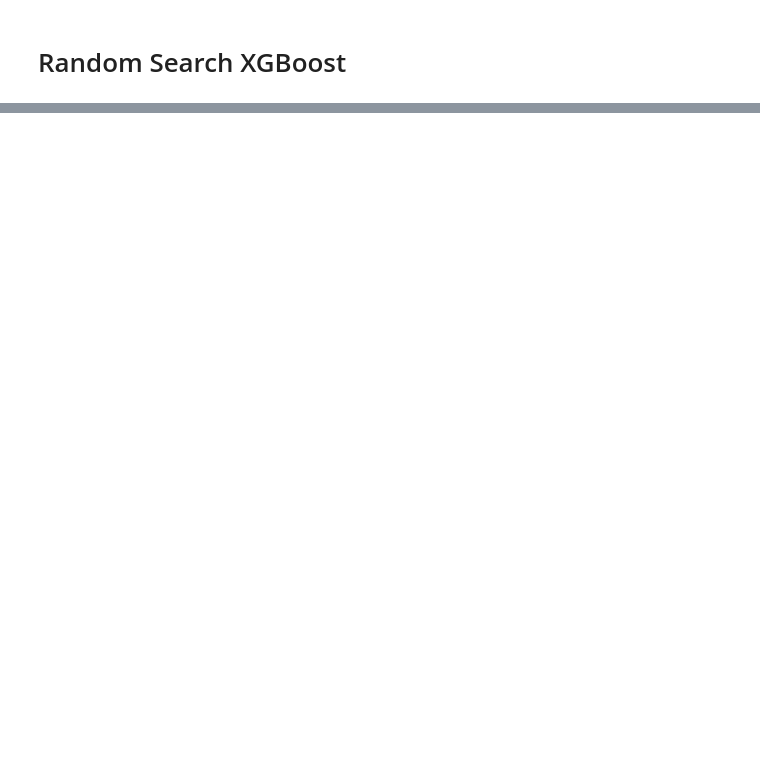
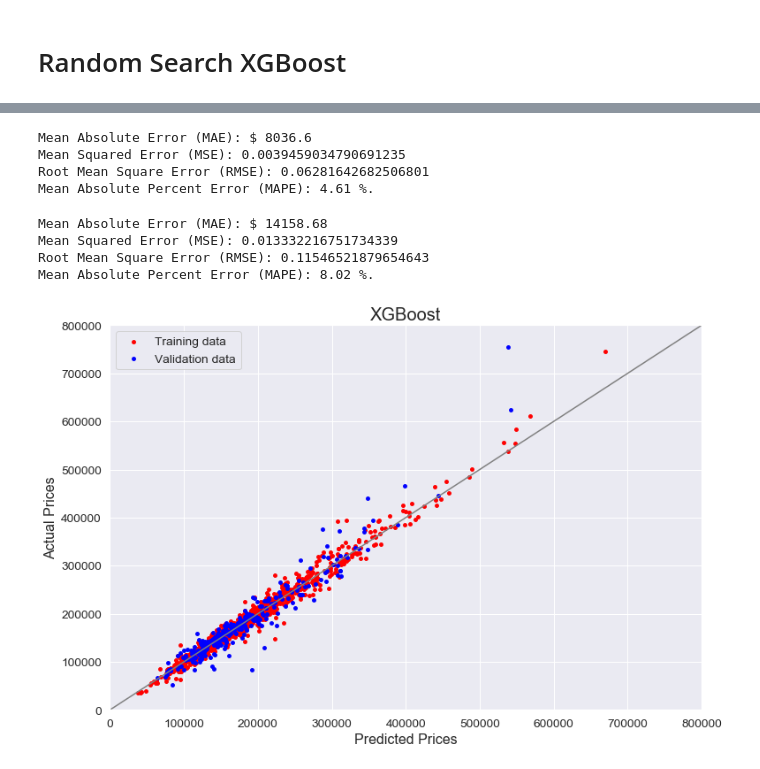
Before and after one commit to xc0878/Machine-Learning-Project, a Jupyter notebook: Yan_ML_Data/Yan_ML_update.ipynb, the cells around one changed output, grey strips where cells are left out. Drawn from its saved outputs; the diff is of its cells as text; code cells hidden in the pictures; blank space fills up the shorter version.

```diff
--- a/Yan_ML_Data/Yan_ML_update.ipynb
+++ b/Yan_ML_Data/Yan_ML_update.ipynb
@@ -1463,7 +1476,7 @@ print("The test set R^2 is is: %.5f" % random_xgb1.score(X_test, y_test))
 random_xgb_pred1 = random_xgb1.predict(X_train)
 
 # Calculate the absolute errors
-errors = abs(np.expm1(random_xgb_pred) - np.expm1(y_train))
+errors = abs(np.expm1(random_xgb_pred1) - np.expm1(y_train).SalePrice)
 
 # Print out MAE, MSE, and RMSE
 print('Mean Absolute Error (MAE): $', round(np.mean(errors), 2))
@@ -1471,14 +1484,19 @@ print('Mean Squared Error (MSE):', mean_squared_error(y_train, random_xgb_pred1)
 print('Root Mean Square Error (RMSE):', np.sqrt(mean_squared_error(y_train, random_xgb_pred1)))
 
 # Calculate mean absolute percentage error (MAPE)
-mape = 100 * (errors / np.expm1(y_train))
+mape = 100 * (errors / np.expm1(y_train).SalePrice)
 print('Mean Absolute Percent Error (MAPE):', round(np.mean(mape), 2), '%.')
+# %% [output]
+Mean Absolute Error (MAE): $ 8036.6
+Mean Squared Error (MSE): 0.0039459034790691235
+Root Mean Square Error (RMSE): 0.06281642682506801
+Mean Absolute Percent Error (MAPE): 4.61 %.
 # %%
 # Test Data
 random_xgb_pred1 = random_xgb1.predict(X_test)
 
 # Calculate the absolute errors
-errors = abs(np.expm1(grid_xgb_pred) - np.expm1(y_test))
+errors = abs(np.expm1(random_xgb_pred1) - np.expm1(y_test).SalePrice)
 
 # Print out MAE, MSE, and RMSE
 print('Mean Absolute Error (MAE): $', round(np.mean(errors), 2))
@@ -1486,22 +1504,29 @@ print('Mean Squared Error (MSE):', mean_squared_error(y_test, random_xgb_pred1))
 print('Root Mean Square Error (RMSE):', np.sqrt(mean_squared_error(y_test, random_xgb_pred1)))
 
 # Calculate mean absolute percentage error (MAPE)
-mape = 100 * (errors / np.expm1(y_test))
+mape = 100 * (errors / np.expm1(y_test).SalePrice)
 print('Mean Absolute Percent Error (MAPE):', round(np.mean(mape), 2), '%.')
+# %% [output]
+Mean Absolute Error (MAE): $ 14158.68
+Mean Squared Error (MSE): 0.013332216751734339
+Root Mean Square Error (RMSE): 0.11546521879654643
+Mean Absolute Percent Error (MAPE): 8.02 %.
 # %%
 y_train_xgboost = random_xgb.predict(X_train)
 y_test_xgboost = random_xgb.predict(X_test)
 
 # Plot predictions
 plt.figure(figsize=(12,8))
-plt.scatter(np.expm1(y_train_xgboost), np.expm1(y_train), c='black', marker="o", s=15, label = "Training data")
-plt.scatter(np.expm1(y_test_xgboost), np.expm1(y_test), c='orange', marker='o', s=15, label = "Validation data")
+plt.scatter(np.expm1(y_train_xgboost), np.expm1(y_train), c='red', marker="o", s=15, label = "Training data")
+plt.scatter(np.expm1(y_test_xgboost), np.expm1(y_test), c='blue', marker='o', s=15, label = "Validation data")
 plt.title("XGBoost", fontsize = 20)
 plt.xlabel("Predicted Prices", fontsize = 16)
 plt.ylabel("Actual Prices", fontsize = 16)
 plt.xlim(0, 800000)
 plt.ylim(0, 800000)
 plt.legend(loc = "upper left")
 plt.plot([0, 800000], [0, 800000], c = "grey")
 plt.show()
+# %% [output]
+[figure, added]
 # %%
```
Also changed, not shown: parts of 99 cells of this notebook.
